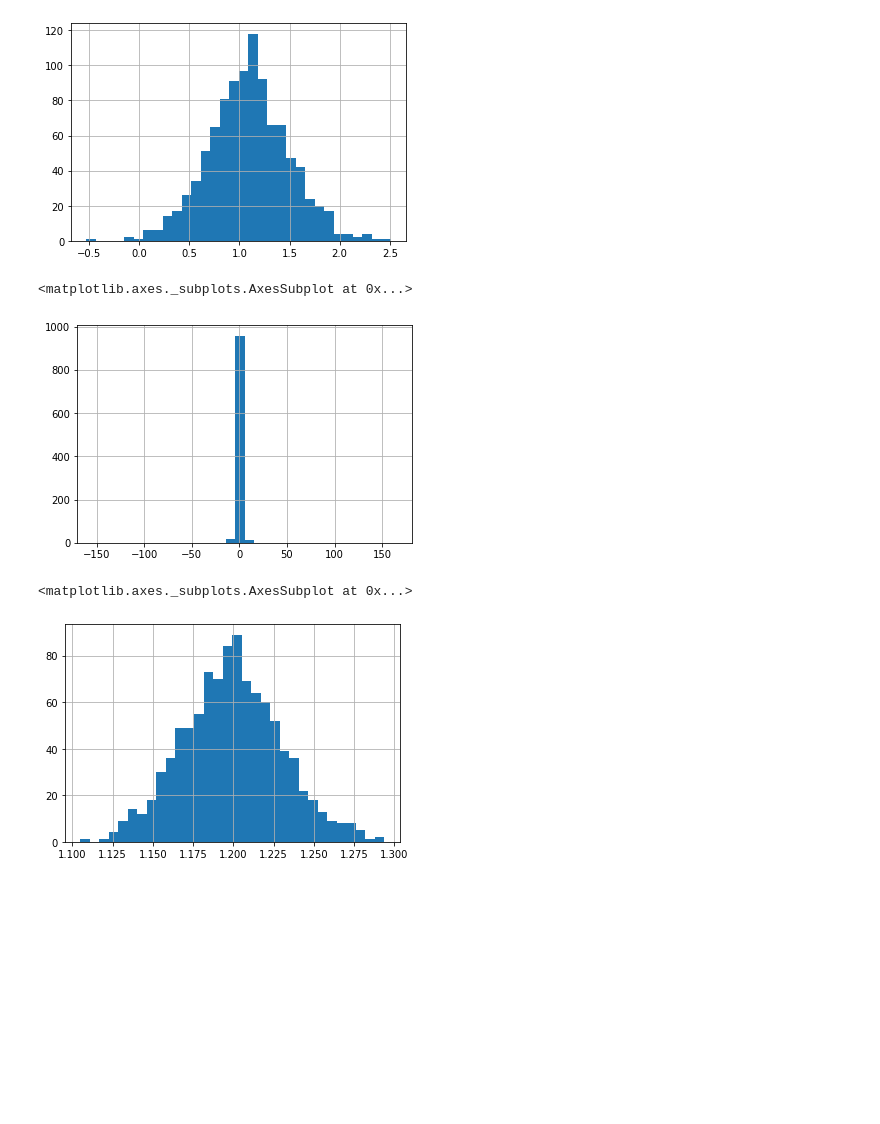
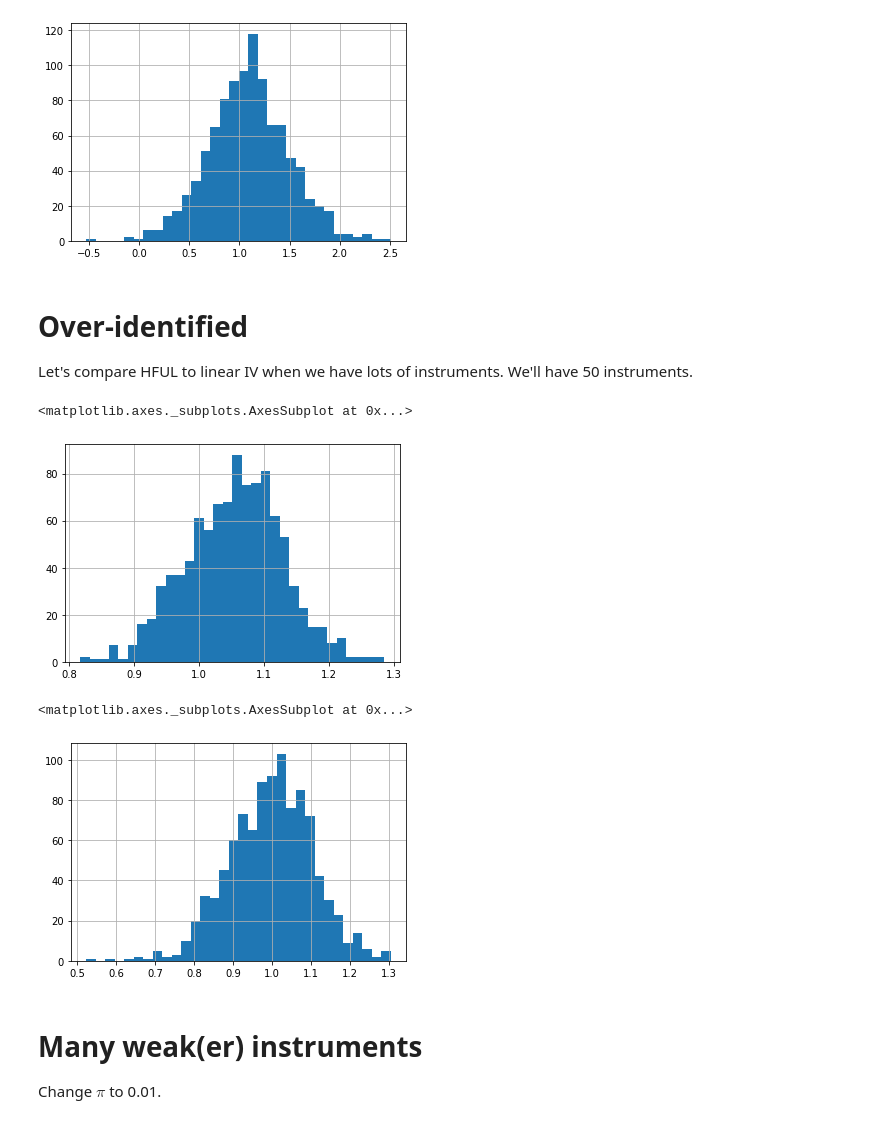
Before and after one commit to jacoblefler/ARE212, a Jupyter notebook: HFUL_Jacob.ipynb, the cells around one changed output. Saved outputs shown, nothing was run; the diff lists cells and outputs as text; code cells hidden in the pictures; blank space fills up the shorter version.

```diff
--- a/HFUL_Jacob.ipynb
+++ b/HFUL_Jacob.ipynb
@@ -18,6 +18,7 @@ def my_dgp(N, beta, l, pi, var_u, var_v, cov_uv):
     if l == 1:
         X = Z*pi + v
     else:
+        pi = pi*np.ones(l)
         X = Z@pi + v
     y = X*beta + u # Since X and u are correlated, OLS should be bad.
 
@@ -79,13 +100,34 @@ B_hful.hist(bins=int(np.ceil(np.sqrt(B_hful.shape[0]))))
 # %% [output]
 <matplotlib.axes._subplots.AxesSubplot at 0x...>
 [figure]
+# %% [markdown]
+# Over-identified
+Let's compare HFUL to linear IV when we have lots of instruments. We'll have 50 instruments.
+# %%
+N = 1000 # bigger sample sizes take forever
+beta = 1
+l = 50 # just identified
+pi = 0.05 # fairly weak instrument
+var_u = 1
+var_v = 1
+cov_uv = 0.2
+""" I apologize for using the lambda function. My code was taking forever, so I used lambda with the
+    hope that it came with some gain in efficiency. I don't think it did, but it is confusing."""
+B_hful_iv_ols = pd.DataFrame(
+    [HFUL_LinIV_OLS(N, lambda N: my_dgp(N, beta, l, pi, var_u, var_v, cov_uv)) for i in range(1000)])
+# %%
+B_hful = B_hful_iv_ols.iloc[:, 0]
+B_liniv = B_hful_iv_ols.iloc[:, 1]
 # %%
 B_liniv.hist(bins=int(np.ceil(np.sqrt(B_liniv.shape[0]))))
 # %% [output]
 <matplotlib.axes._subplots.AxesSubplot at 0x...>
-[figure, old version]
+[figure, new version]
 # %%
-B_ols.hist(bins=int(np.ceil(np.sqrt(B_ols.shape[0]))))
+B_hful.hist(bins=int(np.ceil(np.sqrt(B_hful.shape[0]))))
 # %% [output]
 <matplotlib.axes._subplots.AxesSubplot at 0x...>
-[figure, old version]
+[figure, new version]
+# %% [markdown]
+# Many weak(er) instruments
+Change $\pi$ to 0.01.
```
Also changed, not shown: parts of 12 cells of this notebook.
